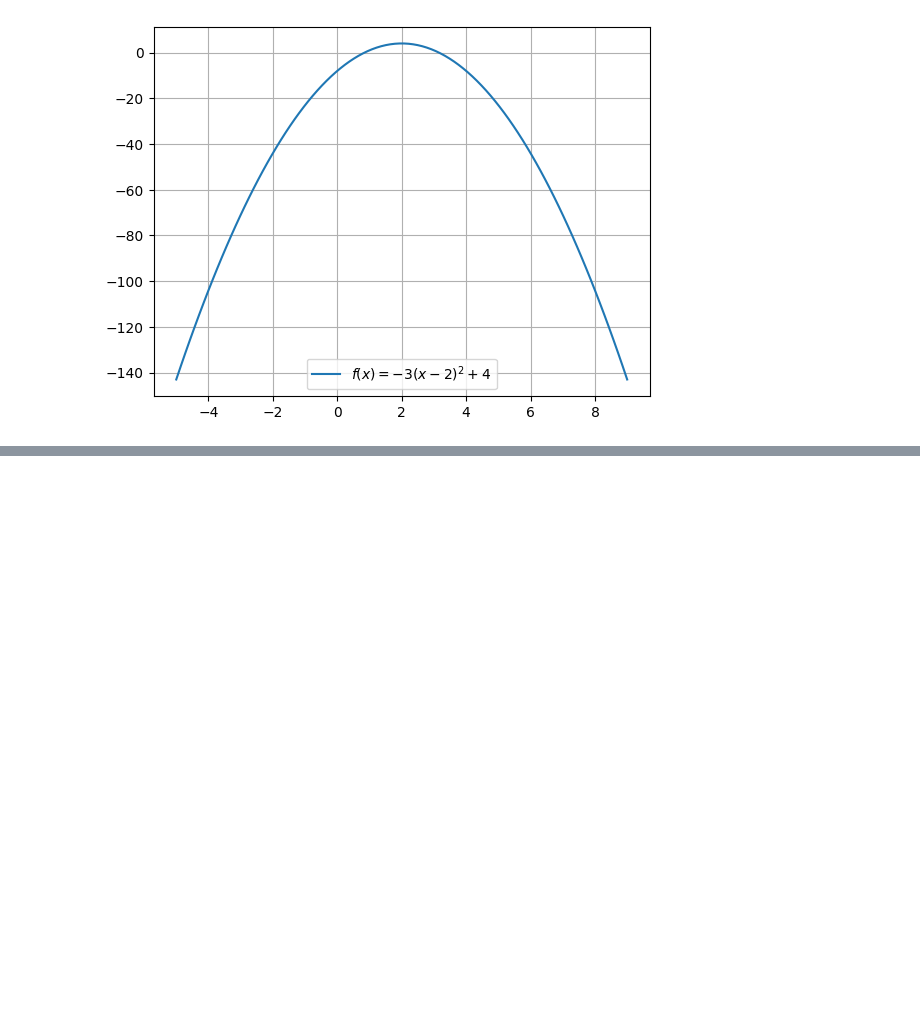
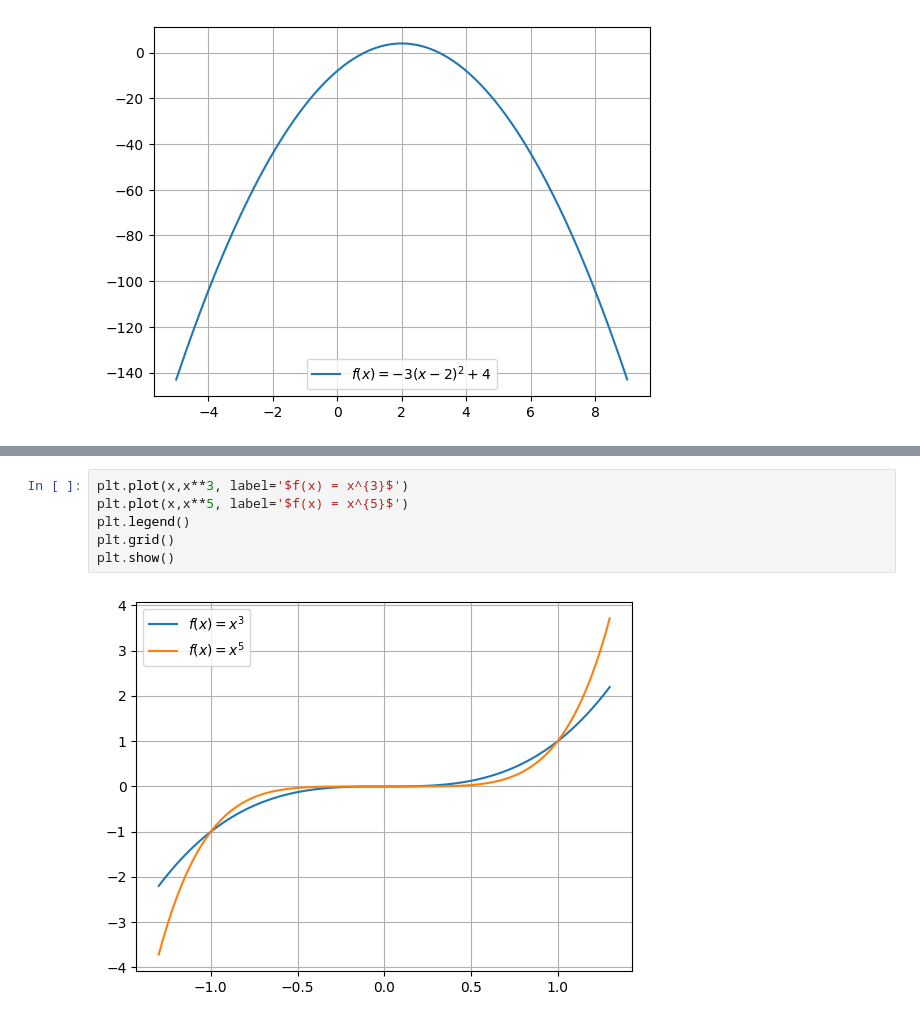
Before and after one commit to nv-mldev/math-bootcamp, a Jupyter notebook: chapters/algebra/scripts.ipynb, the cells around one changed output, grey strips where cells are left out. Saved outputs shown, nothing was run; the diff lists cells and outputs as text; blank space fills up the shorter version.

```diff
--- a/chapters/algebra/scripts.ipynb
+++ b/chapters/algebra/scripts.ipynb
@@ -160,0 +171,8 @@ plt.show()
+# %%
+plt.plot(x,x**3, label='$f(x) = x^{3}$')
+plt.plot(x,x**5, label='$f(x) = x^{5}$')
+plt.legend()
+plt.grid()
+plt.show()
+# %% [output]
+[figure, added]
```
Also changed, not shown: parts of 2 cells of this notebook, 14 other files.
